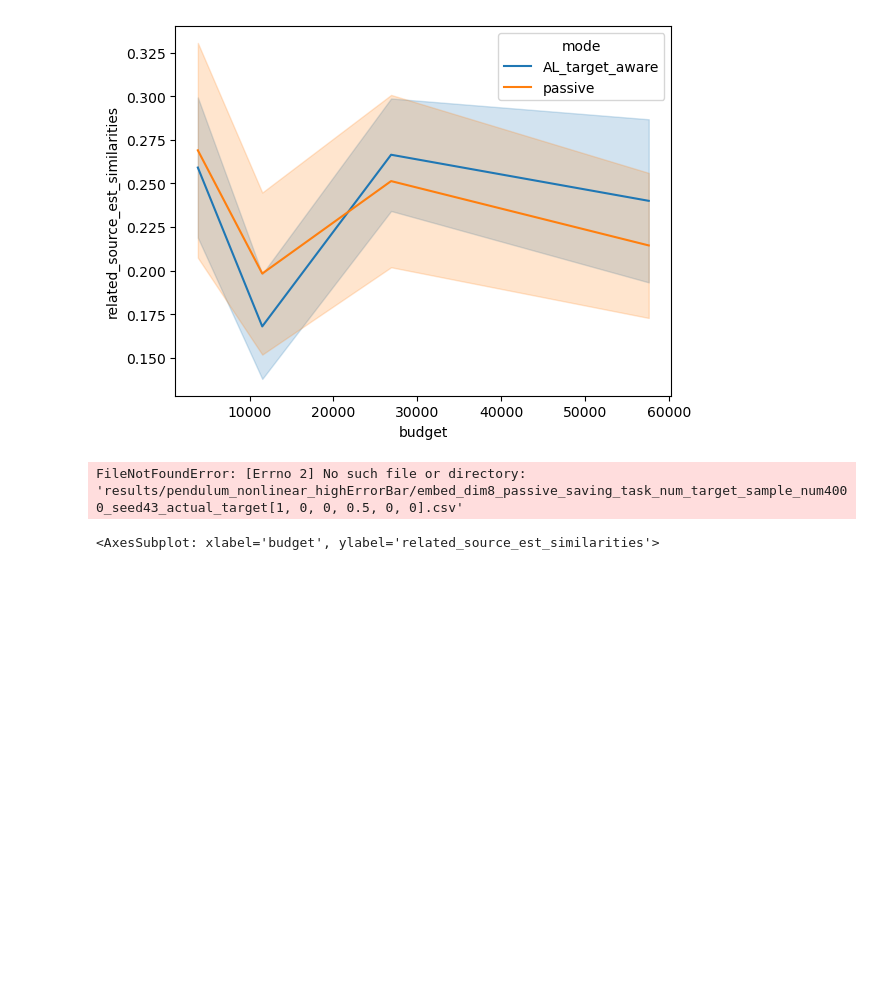
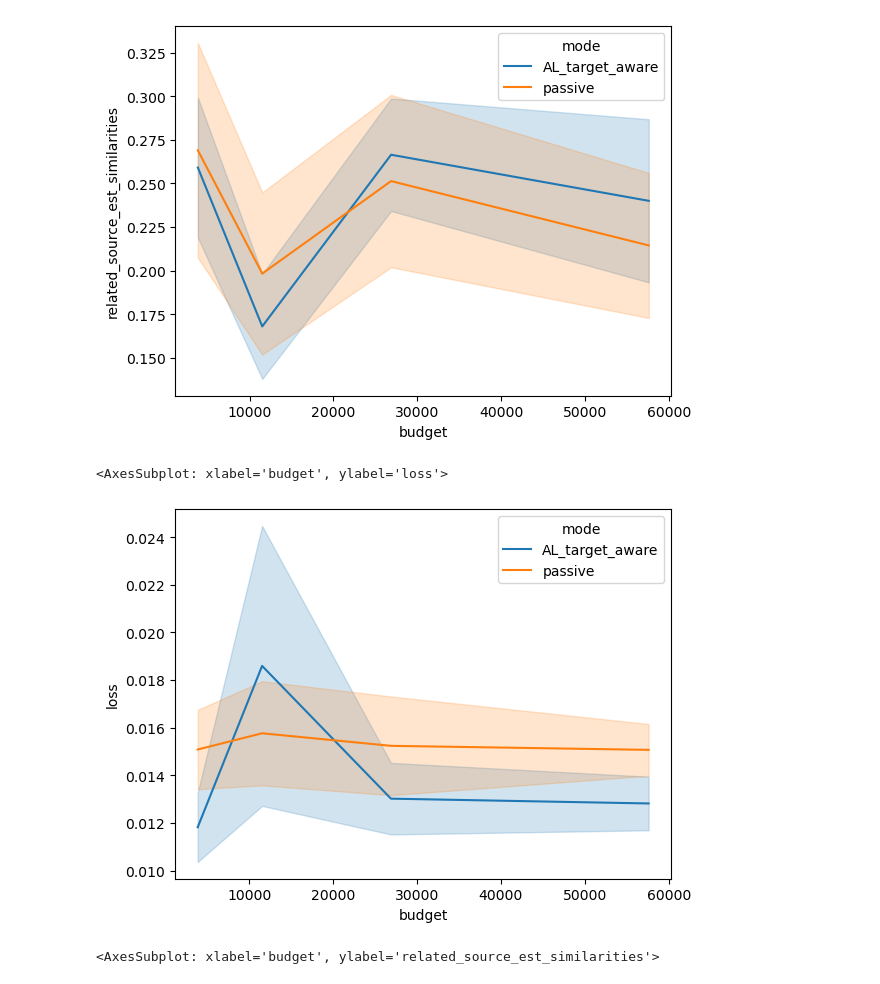
Before and after one commit to WendyH1108/AL-Robotics, a Jupyter notebook: summary_pendulum_nonLinear.ipynb, the cells around one changed output. Drawn from its saved outputs; the diff is of its cells as text; code cells hidden in the pictures; blank space fills up the shorter version.

```diff
--- a/summary_pendulum_nonLinear.ipynb
+++ b/summary_pendulum_nonLinear.ipynb
@@ -177,7 +180,7 @@ sns.lineplot(x="budget", y="related_source_est_similarities", data=result, hue="
 config = {
         "embed_dim": 8,
         "input_dim": 60,
-        "num_target_sample": 4000,
+        "num_target_sample": 5000,
         "active": None,
         "target_aware": None,
         "saving_task_num": True,
@@ -185,34 +188,35 @@ config = {
         "exp_base": 2,
         "outer_epoch_num": 4,
         "actual_target":  [1, 0, 0, 0.5, 0, 0]
         }
 
 result = None
 for seed in [ 43, 500, 12434, 425, 987, 26794, 56, 89, 1111, 89731, 21312]:
 # for seed in [ 43, 500, 425, 987, 56, 89, 1111, 89731, 21312]:
     for active in [True, False]:
             config["data_seed"] = seed
             config["active"] = active
             config["target_aware"] = True if active else False
             filename = processName(config)
             tmp = pd.read_csv(f"results/pendulum_nonlinear_highErrorBar/{filename}.csv")
             if active:
                 tmp["mode"] = "AL_target_aware"
             else:
                 tmp["mode"] = "passive"
             tmp['seed'] = seed
             if result is None:
                 result = tmp
             else:
                 result = pd.concat([result, tmp])
 
 sns.lineplot(x="budget", y="loss", data=result, hue="mode", errorbar=('se',1), markers=True, dashes=False)
 plt.ylim([0.01, 0.06])
 plt.xlim([5000, 60000])
 # plt.xscale("log")
 # plt.yscale("log")
 # %% [output]
-FileNotFoundError: [Errno 2] No such file or directory: 'results/pendulum_nonlinear_highErrorBar/embed_dim8_passive_saving_task_num_target_sample_num4000_seed43_actual_target[1, 0, 0, 0.5, 0, 0].csv'
+<AxesSubplot: xlabel='budget', ylabel='loss'>
+[figure, added]
 # %%
 result["related_source_est_similarities"] = result["related_source_est_similarities"].abs()
 sns.lineplot(x="budget", y="related_source_est_similarities", data=result, hue="mode", errorbar=('se',1), markers=True, dashes=False)
```
Also changed, not shown: parts of 4 cells of this notebook, 1 other file.
